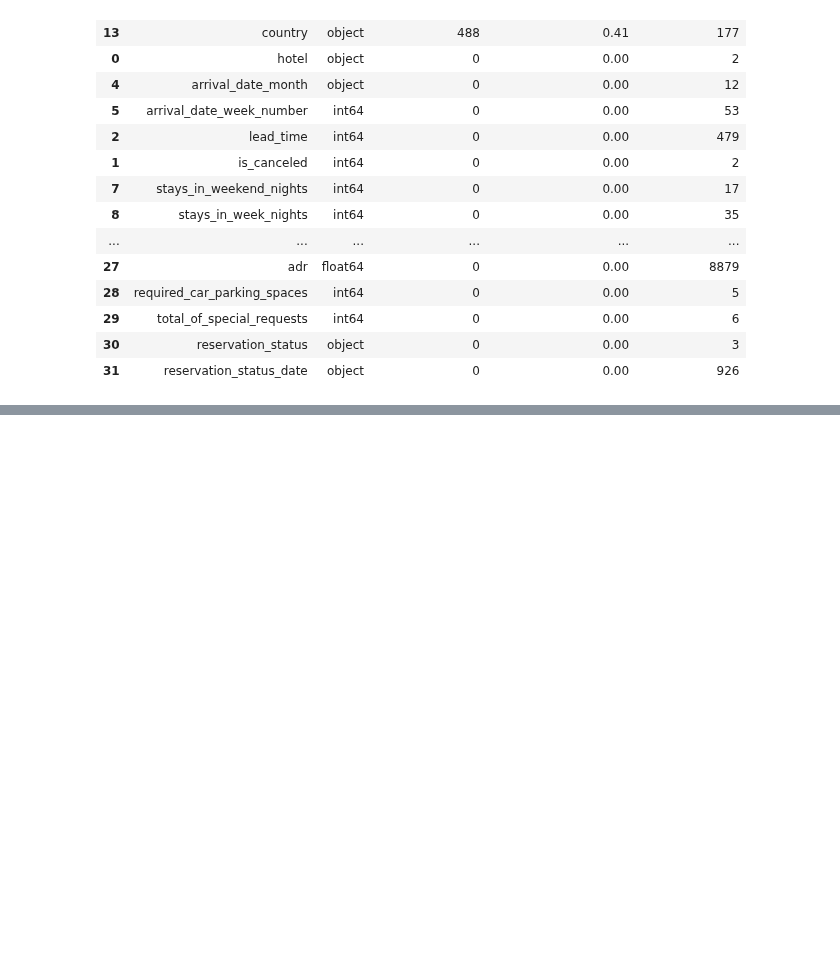
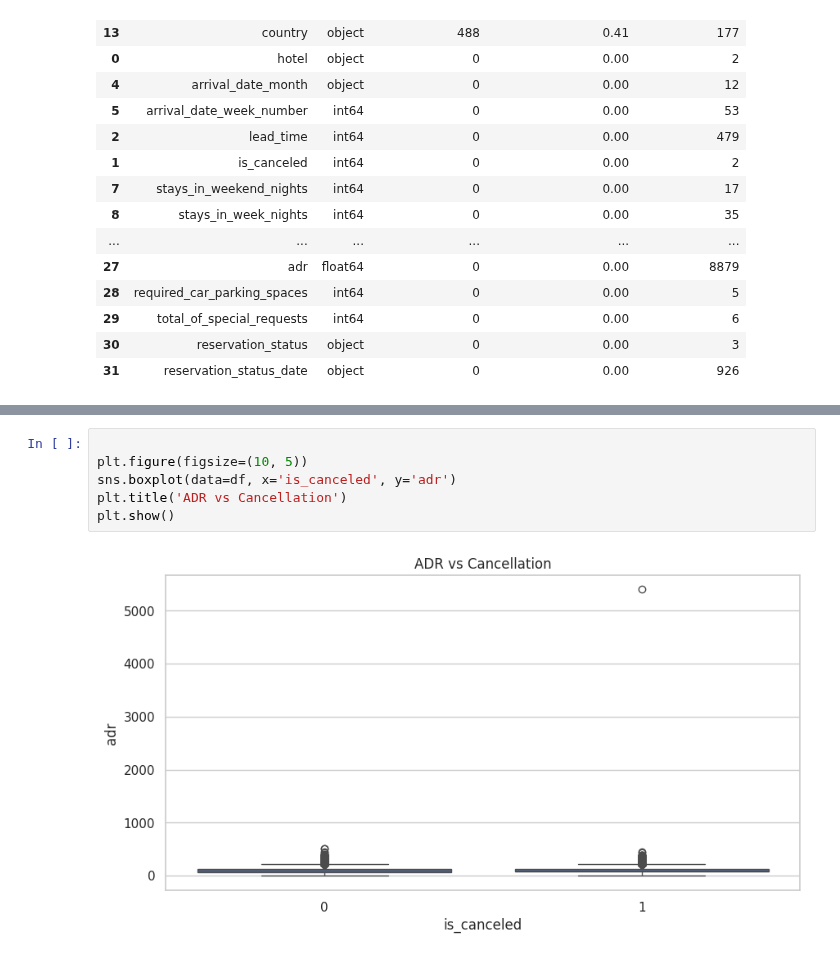
Before and after one commit to Eranga999/ML_Group_Assigment, a Jupyter notebook: Random_Forest_IT22198686.ipynb, the cells around one changed output, grey strips where cells are left out. Drawn from its saved outputs; the diff is of its cells as text; blank space fills up the shorter version.

```diff
--- a/Random_Forest_IT22198686.ipynb
+++ b/Random_Forest_IT22198686.ipynb
@@ -128,0 +157,8 @@ summary_table.sort_values(by='missing_percentage', ascending=False)
+# %%
+
+plt.figure(figsize=(10, 5))
+sns.boxplot(data=df, x='is_canceled', y='adr')
+plt.title('ADR vs Cancellation')
+plt.show()
+# %% [output]
+[figure, added]
```
Also changed, not shown: parts of 3 cells of this notebook.
